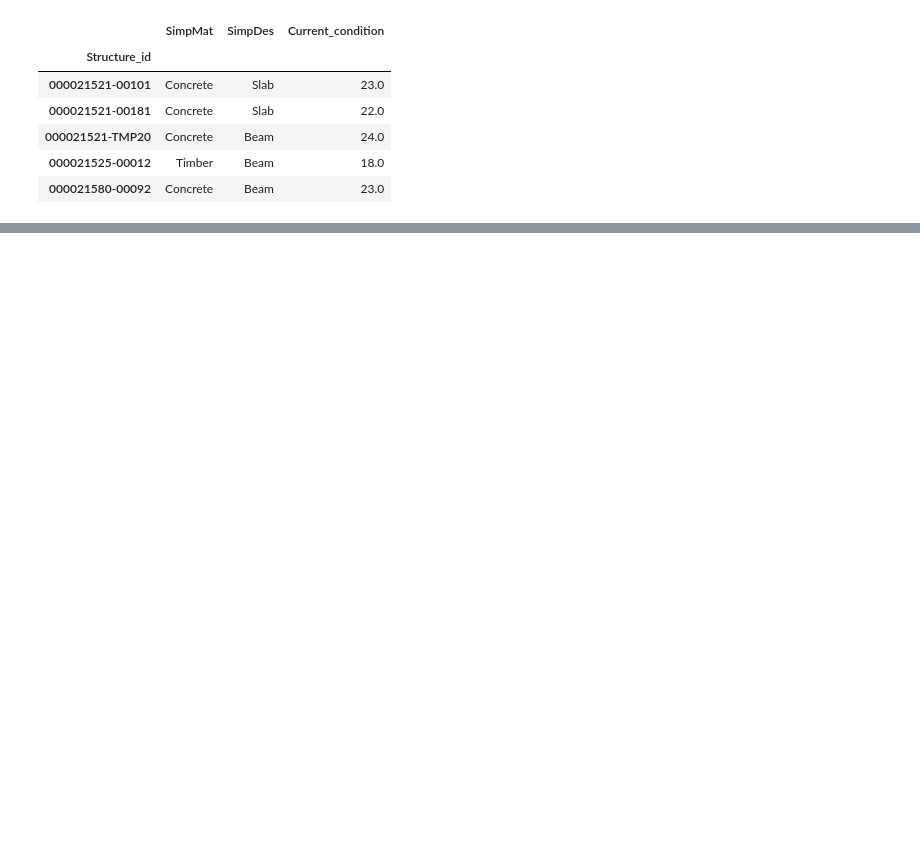
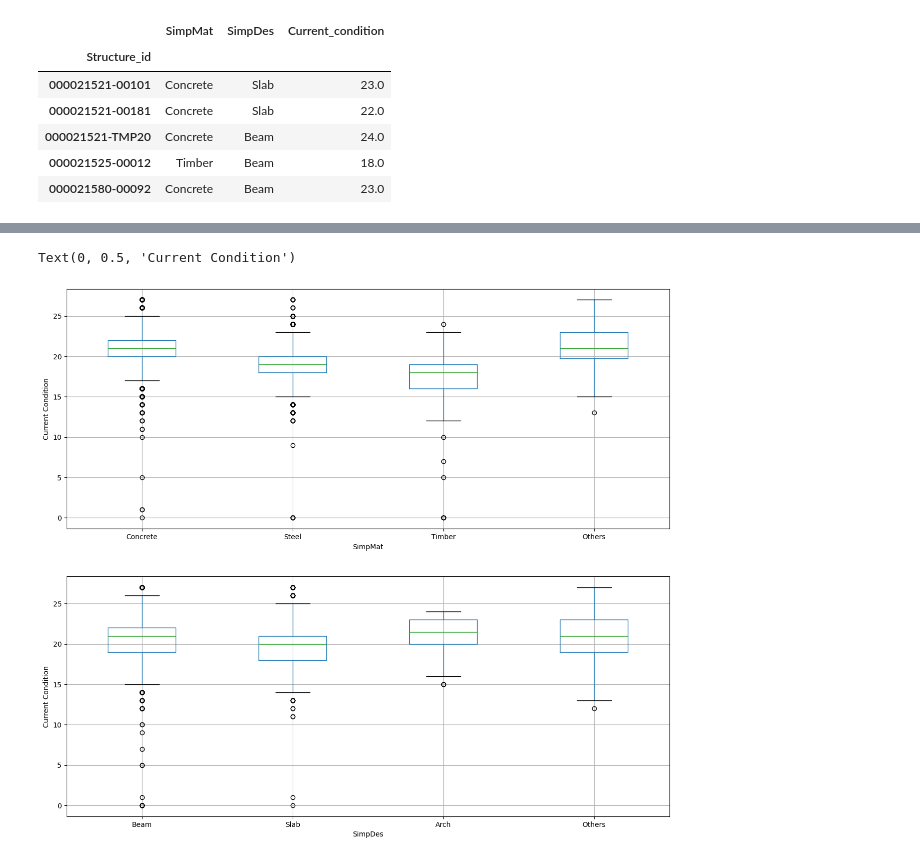
Before and after one commit to Ericazzzzzz/Texas-Bridges-Condition-Analysis, a Jupyter notebook: ECS7024P_CW2.ipynb, the cells around one changed output, grey strips where cells are left out. Cells and saved outputs as stored; diff of their text form; code cells hidden in the pictures; blank space fills up the shorter version.

```diff
--- a/ECS7024P_CW2.ipynb
+++ b/ECS7024P_CW2.ipynb
@@ -280,0 +432,20 @@ bridges_filtered_age[['SimpMat', 'SimpDes', 'Current_condition']].head()
+# %%
+fig,(b1,b2) = plt.subplots(2,1, figsize=(15,14))
+
+# Box plot 1: Material vs Current Condition
+bridges_filtered_age.boxplot(column ='Current_condition', by='SimpMat', ax=b1)
+# b1.set_xlabel('Simplified Material')
+# b1.set_ylabel('Current Condition')
+
+# Box plot 2: Design vs Current Condition
+bridges_filtered_age.boxplot(column='Current_condition', by='SimpDes', ax=b2)
+# b2.set_xlabel('Simplified Design')
+# b2.set_ylabel('Current condition')
+
+fig.suptitle('')
+[b.set_title('') for b in [b1,b2]]
+b1.set_ylabel('Current Condition')
+b2.set_ylabel('Current Condition')
+# %% [output]
+Text(0, 0.5, 'Current Condition')
+[figure, added]
```
Also changed, not shown: parts of 23 cells of this notebook.
